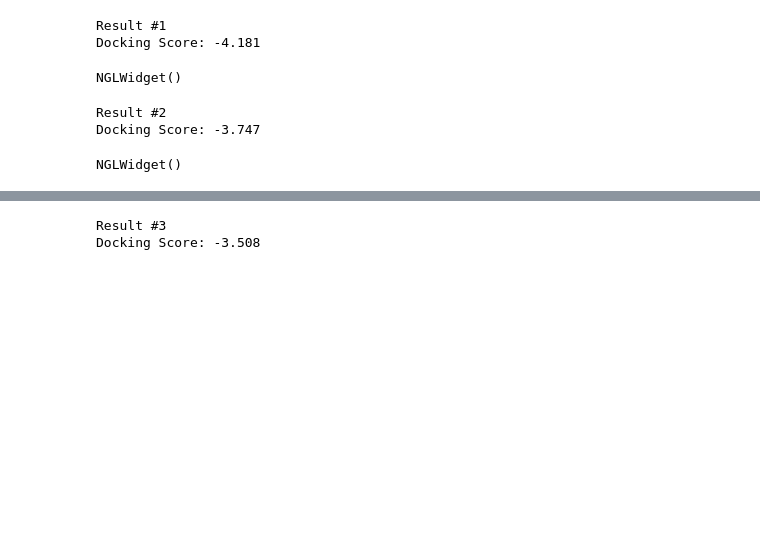
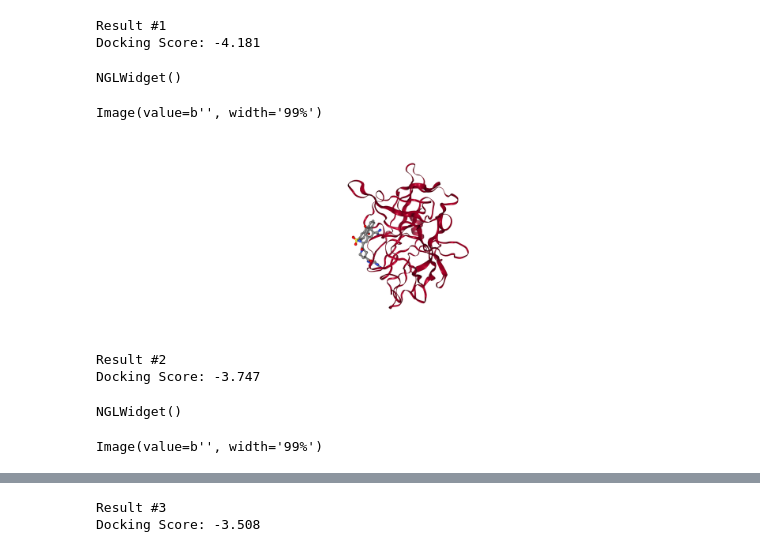
Before and after one commit to hemahecodes/PeleAI-results, a Jupyter notebook: Untitled.ipynb, the cells around one changed output, grey strips where cells are left out. Saved outputs shown, nothing was run; the diff lists cells and outputs as text; code cells hidden in the pictures; blank space fills up the shorter version.

```diff
--- a/Untitled.ipynb
+++ b/Untitled.ipynb
@@ -59,6 +88,14 @@ view
 Result #1
 Docking Score: -4.181
 NGLWidget()
+# %%
+view.render_image()
+# %% [output]
+Image(value=b'', width='99%')
+# %%
+view._display_image()
+# %% [output]
+[figure, added]
 # %%
 m = Chem.MolFromPDBFile("2_glide.pdb")
 view = nglview.show_rdkit(m)
@@ -69,3 +106,7 @@ view
 Result #2
 Docking Score: -3.747
 NGLWidget()
+# %%
+view.render_image()
+# %% [output]
+Image(value=b'', width='99%')
```
Also changed, not shown: parts of 34 cells of this notebook.
